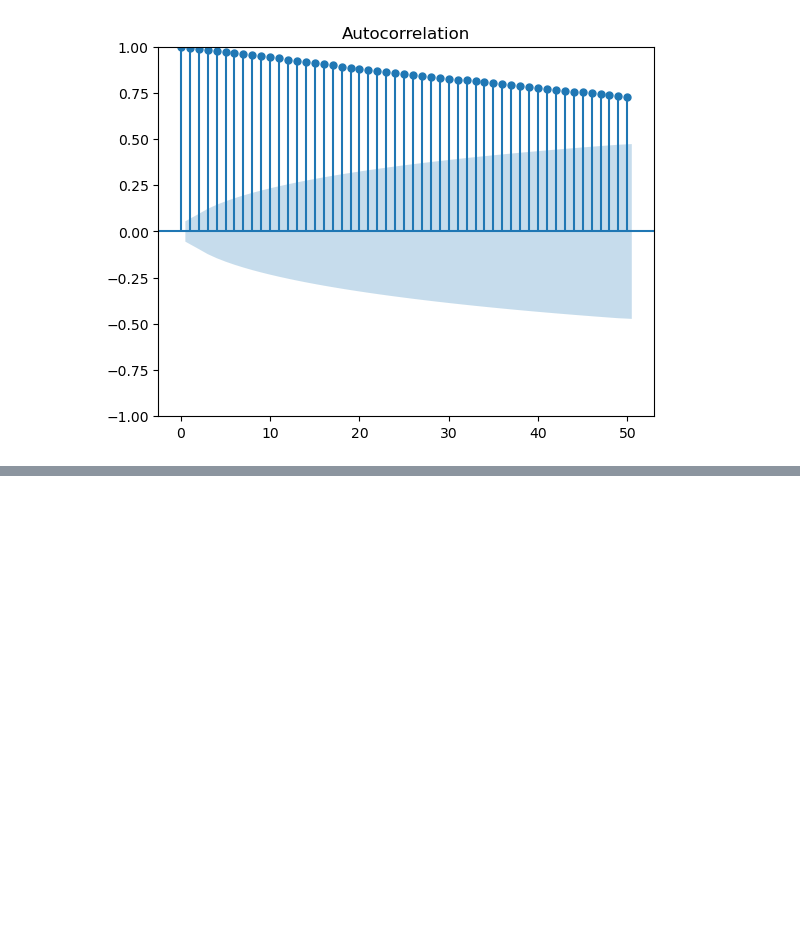
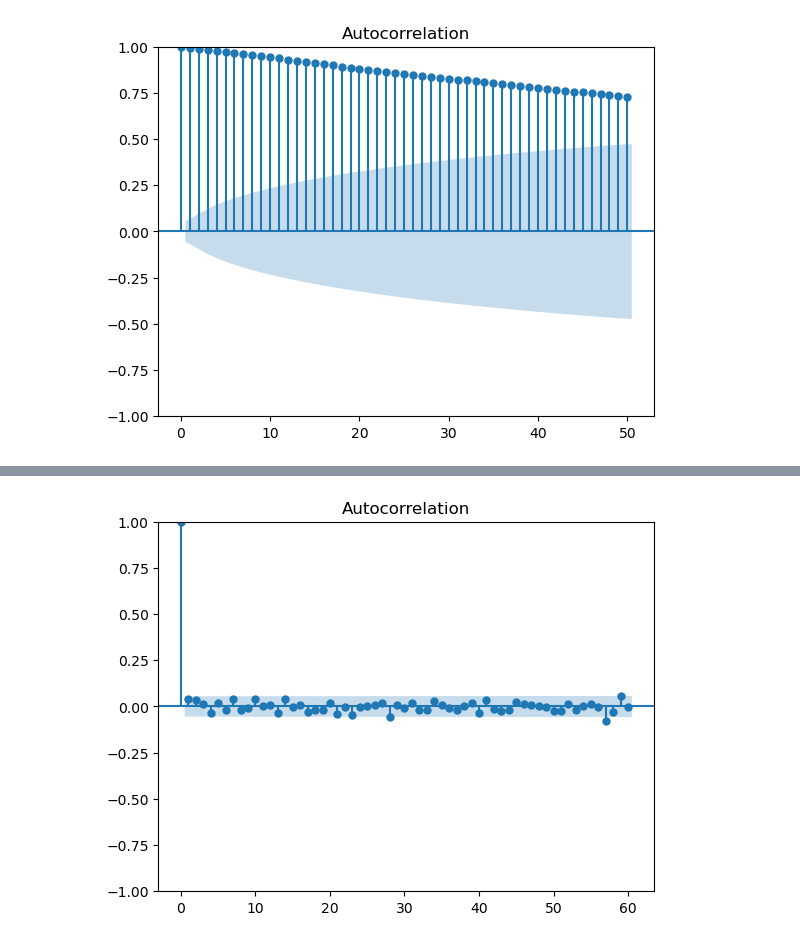
Before and after one commit to clee74/AI_Class, a Jupyter notebook: Supervised/Regression/Demonstration/Demo_0Data.ipynb, the cells around one changed output, grey strips where cells are left out. Drawn from its saved outputs; the diff is of its cells as text; code cells hidden in the pictures; blank space fills up the shorter version.

```diff
--- a/Supervised/Regression/Demonstration/Demo_Data.ipynb
+++ b/Supervised/Regression/Demonstration/Demo_0Data.ipynb
@@ -219,0 +260,6 @@ plt.show()
+# %%
+plot_acf(df_BMW["Close"].diff().dropna(),lags=60)
+# Default alpha is 0.05, plots the 95% confidence intervals.
+plt.show()
+# %% [output]
+[figure, added]
```
Also changed, not shown: parts of 17 cells of this notebook, 9 other files.
